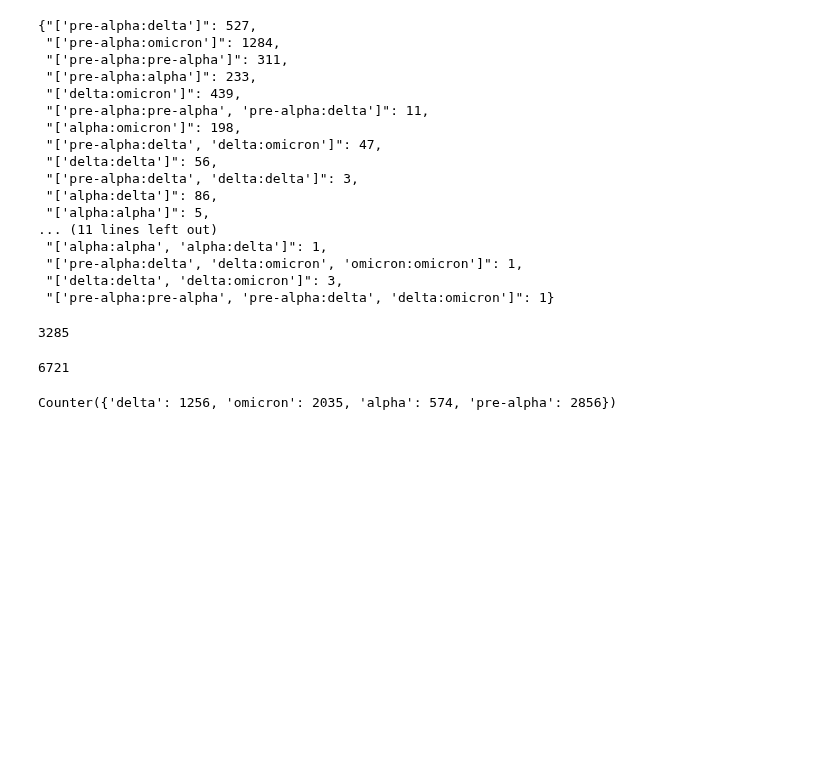
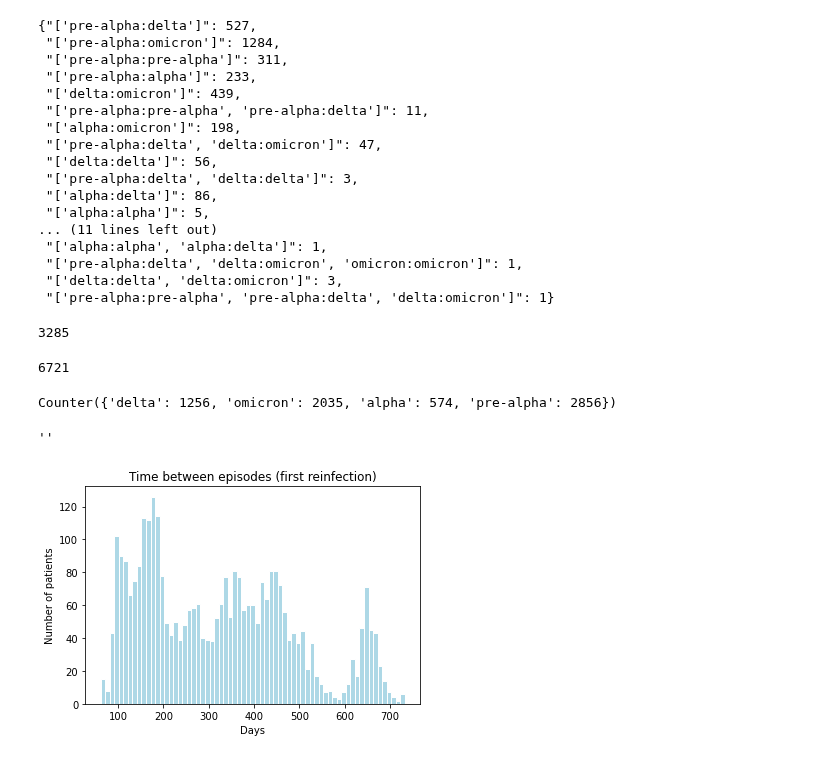
Before and after one commit to fcomnozz/ReCOVID, a Jupyter notebook: scripts/multiple_reinfection.ipynb, the cells around one changed output. Cells and saved outputs as stored; diff of their text form; code cells hidden in the pictures; blank space fills up the shorter version.

Commit message:
added plots for time between episodes

```diff
--- a/scripts/multiple_reinfection.ipynb
+++ b/scripts/multiple_reinfection.ipynb
@@ -156,6 +157,3 @@ def case2(A, B, pos):
 # %%
 def sum_date(date, days_list):
     return str(datetime.strptime(date, '%Y-%m-%d').date() + timedelta(days = sum(days_list)))
-# %%
-s = 'I10A90I15A16B85A'
-classif(s, ['A', 'C', 'D'], ['B'], '2020-01-01')
@@ -274,6 +269,7 @@ def classif(s, pos = ['A', 'C', 'D'], neg = ['B'], date = ''):
     L = []
     D = []
     d1 = ''
+    d2 = ''
     while len(A) > 1:
         # indices stores a list between the first and last positive in the string
         indices = [i for i, x in enumerate(A) if x in pos]
@@ -672,3 +648,29 @@ from collections import Counter
 Counter(countv)
 # %% [output]
 Counter({'delta': 1256, 'omicron': 2035, 'alpha': 574, 'pre-alpha': 2856})
+# %%
+# We will characterize time between infections
+# we will omit multiple reinfections (only counting the first reinfection)
+first = []
+for v in dates_dict.values():
+    try:
+        first.append(v[1][0])
+    except IndexError:
+        pass
+# %%
+days_first = []
+for x in first:
+    days_first.append((datetime.strptime(x[1], '%Y-%m-%d') - datetime.strptime(x[0], '%Y-%m-%d')).days)
+# %%
+import matplotlib.pyplot as plt
+
+plt.hist(days_first, color = 'lightblue', edgecolor = 'white',
+         bins = int((max(days_first)-min(days_first))/10))
+
+plt.title('Time between episodes (first reinfection)')
+plt.xlabel('Days')
+plt.ylabel('Number of patients')
+;
+# %% [output]
+''
+[figure, added]
```
Also changed, not shown: parts of 12 cells of this notebook, 1 other file.
